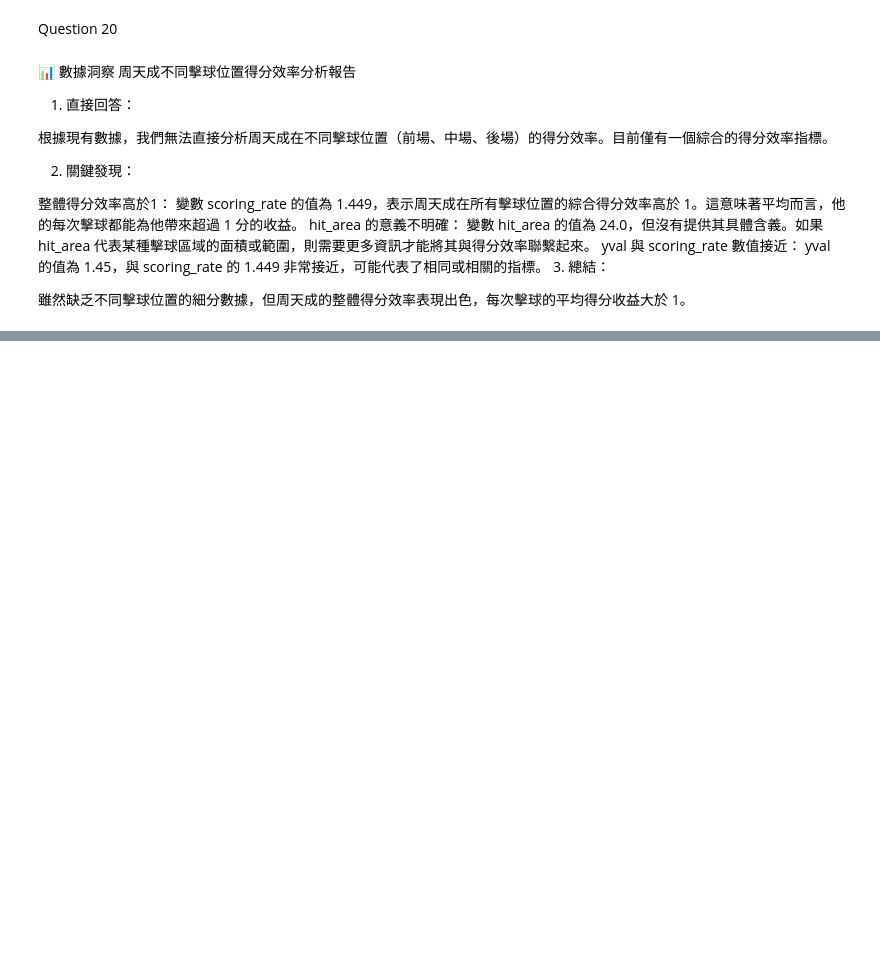
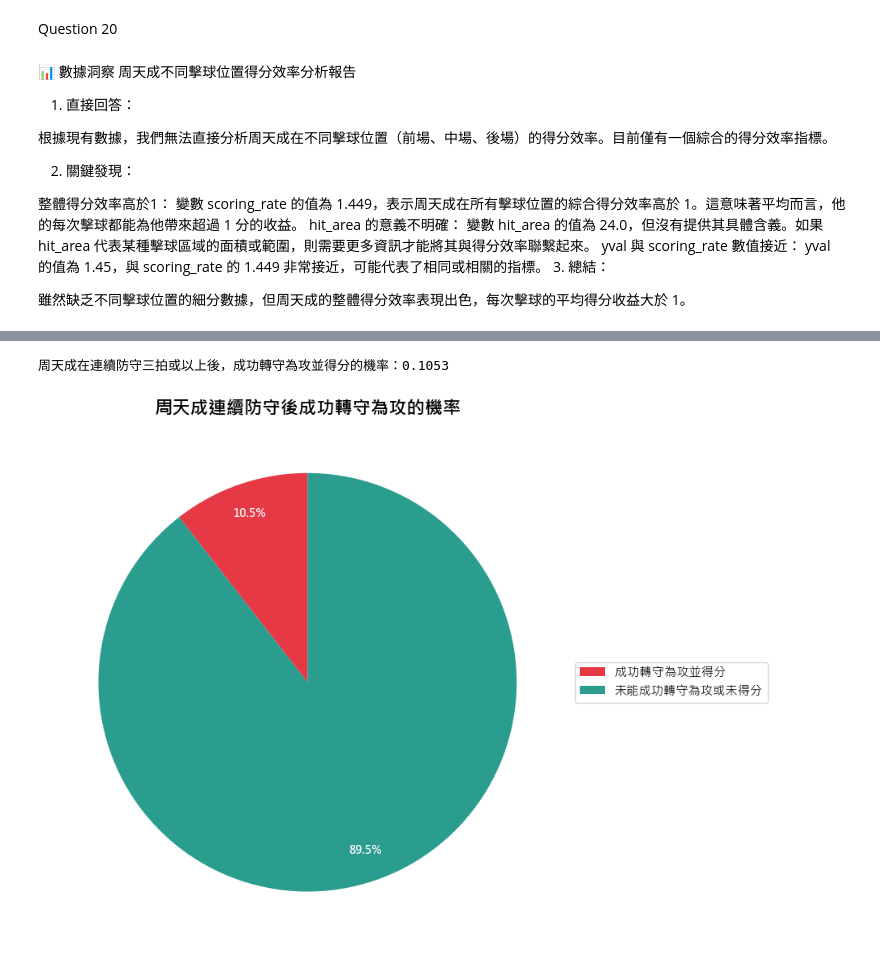
Before and after one commit to DanielTeng0811/BadmintonAI, a Jupyter notebook: question_answer.ipynb, the cells around one changed output, grey strips where cells are left out. Saved outputs shown, nothing was run; the diff lists cells and outputs as text; code cells hidden in the pictures; blank space fills up the shorter version.

```diff
--- a/question_answer.ipynb
+++ b/question_answer.ipynb
@@ -1645,0 +1730,79 @@ yval 與 scoring_rate 數值接近： yval 的值為 1.45，與 scoring_rate 的
+# %%
+import platform
+import matplotlib.pyplot as plt
+import pandas as pd
+
+# 字體設定
+system = platform.system()
+if system == 'Darwin':
+    plt.rcParams['font.sans-serif'] = ['Arial Unicode MS', 'PingFang TC', 'Heiti TC', 'sans-serif']
+elif system == 'Windows':
+    plt.rcParams['font.sans-serif'] = ['Microsoft JhengHei', 'SimHei', 'sans-serif']
+else:
+    plt.rcParams['font.sans-serif'] = ['Noto Sans CJK TC', 'WenQuanYi Micro Hei', 'sans-serif']
+plt.rcParams['axes.unicode_minus'] = False
+
+# 定義防守和進攻狀態的球種
+defensive_types = ['接殺防守', '網前球']
+offensive_types = ['殺球', '推撲球']
+
+# 篩選出周天成擊球的數據
+chou_data = df[df['player'] == 'CHOU Tien Chen'].copy()
+
+# 初始化計數器
+successful_turnarounds = 0
+total_defensive_sequences = 0
+
+# 遍歷每個match_id和set
+for match_id in chou_data['match_id'].unique():
+    for set_num in chou_data[chou_data['match_id'] == match_id]['set'].unique():
+        # 篩選出當前match_id和set的數據
+        set_data = chou_data[(chou_data['match_id'] == match_id) & (chou_data['set'] == set_num)].copy()
+
+        # 遍歷每個rally
+        for rally in set_data['rally'].unique():
+            rally_data = set_data[set_data['rally'] == rally].copy()
+
+            # 找到所有連續三拍或三拍以上的回合
+            if len(rally_data) >= 3:
+                for i in range(len(rally_data) - 2):
+                    # 檢查前三拍是否為防守狀態
+                    if all(rally_data.iloc[i+k]['type'] in defensive_types for k in range(3)):
+                        total_defensive_sequences += 1
+
+                        # 檢查第四拍是否存在，且是否由周天成擊球
+                        if i + 3 < len(rally_data) and rally_data.iloc[i+3]['player'] == 'CHOU Tien Chen':
+                            # 檢查第四拍是否為進攻狀態
+                            if rally_data.iloc[i+3]['type'] in offensive_types:
+                                # 檢查該球局是否由周天成得分
+                                last_shot = set_data[set_data['rally'] == rally]['getpoint_player'].iloc[-1]
+
+                                if last_shot == 'CHOU Tien Chen':
+                                    successful_turnarounds += 1
+
+# 計算機率
+if total_defensive_sequences > 0:
+    success_probability = successful_turnarounds / total_defensive_sequences
+    print(f"周天成在連續防守三拍或以上後，成功轉守為攻並得分的機率：{success_probability:.4f}")
+else:
+    success_probability = 0
+    print("沒有找到周天成連續防守三拍或以上的回合。")
+
+# 可視化呈現
+data = pd.Series([success_probability, 1 - success_probability], index=['成功轉守為攻並得分', '未能成功轉守為攻或未得分'])
+colors = ['#E63946', '#2A9D8F']
+
+fig, ax = plt.subplots(figsize=(12, 7))
+wedges, texts, autotexts = ax.pie(data, autopct='%1.1f%%', startangle=90,
+                                  colors=colors, pctdistance=0.85)
+
+for autotext in autotexts:
+    autotext.set_color('white')
+    autotext.set_fontweight('bold')
+
+ax.set_title('周天成連續防守後成功轉守為攻的機率', fontsize=16, fontweight='bold')
+ax.legend(wedges, data.index, loc='center left', bbox_to_anchor=(1, 0, 0.5, 1), fontsize=11)
+plt.tight_layout()
+# %% [output]
+周天成在連續防守三拍或以上後，成功轉守為攻並得分的機率：0.1053
+[figure, added]
```
Also changed, not shown: parts of 11 cells of this notebook, 6 other files.
